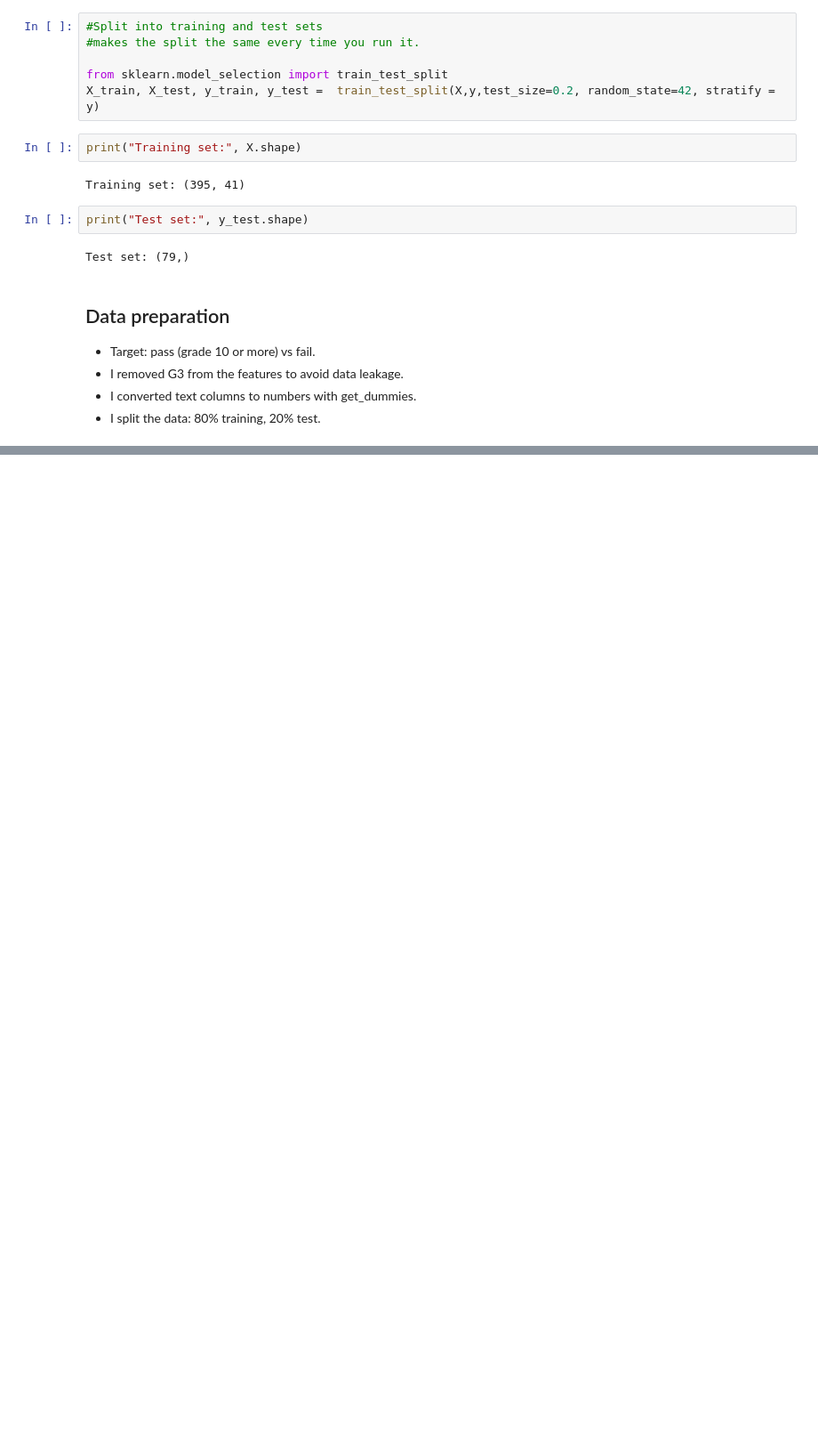
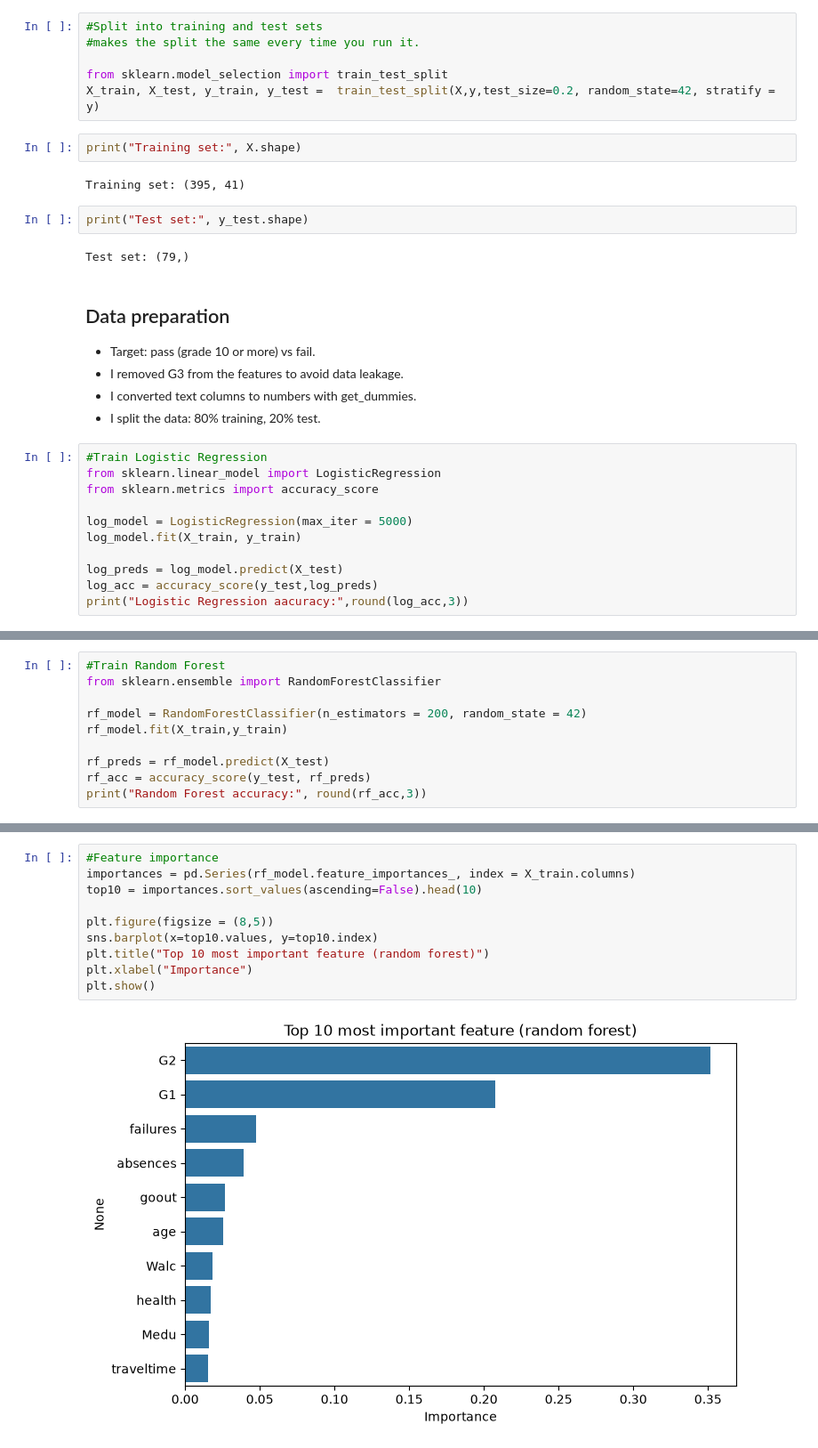
Before and after one commit to UshaniDhanushika/student-performance-predictor, a Jupyter notebook: notebooks/02_modeling.ipynb, the cells around one changed output, grey strips where cells are left out. Shown at 89% size. Saved outputs shown, nothing was run; the diff lists cells and outputs as text; blank space fills up the shorter version.

Commit message:
train and compare models

```diff
--- a/notebooks/02_modeling.ipynb
+++ b/notebooks/02_modeling.ipynb
@@ -82,3 +82,14 @@ Test set: (79,)
 - I removed G3 from the features to avoid data leakage.
 - I converted text columns to numbers with get_dummies.
 - I split the data: 80% training, 20% test.
+# %%
+#Train Logistic Regression
+from sklearn.linear_model import LogisticRegression
+from sklearn.metrics import accuracy_score
+
+log_model = LogisticRegression(max_iter = 5000)
+log_model.fit(X_train, y_train)
+
+log_preds = log_model.predict(X_test)
+log_acc = accuracy_score(y_test,log_preds)
+print("Logistic Regression aacuracy:",round(log_acc,3))
@@ -84,0 +98,10 @@ Test set: (79,)
+# %%
+#Train Random Forest
+from sklearn.ensemble import RandomForestClassifier
+
+rf_model = RandomForestClassifier(n_estimators = 200, random_state = 42)
+rf_model.fit(X_train,y_train)
+
+rf_preds = rf_model.predict(X_test)
+rf_acc = accuracy_score(y_test, rf_preds)
+print("Random Forest accuracy:", round(rf_acc,3))
@@ -84,0 +156,12 @@ Test set: (79,)
+# %%
+#Feature importance
+importances = pd.Series(rf_model.feature_importances_, index = X_train.columns)
+top10 = importances.sort_values(ascending=False).head(10)
+
+plt.figure(figsize = (8,5))
+sns.barplot(x=top10.values, y=top10.index)
+plt.title("Top 10 most important feature (random forest)")
+plt.xlabel("Importance")
+plt.show()
+# %% [output]
+[figure, added]
```
Also changed, not shown: parts of 7 cells of this notebook.
